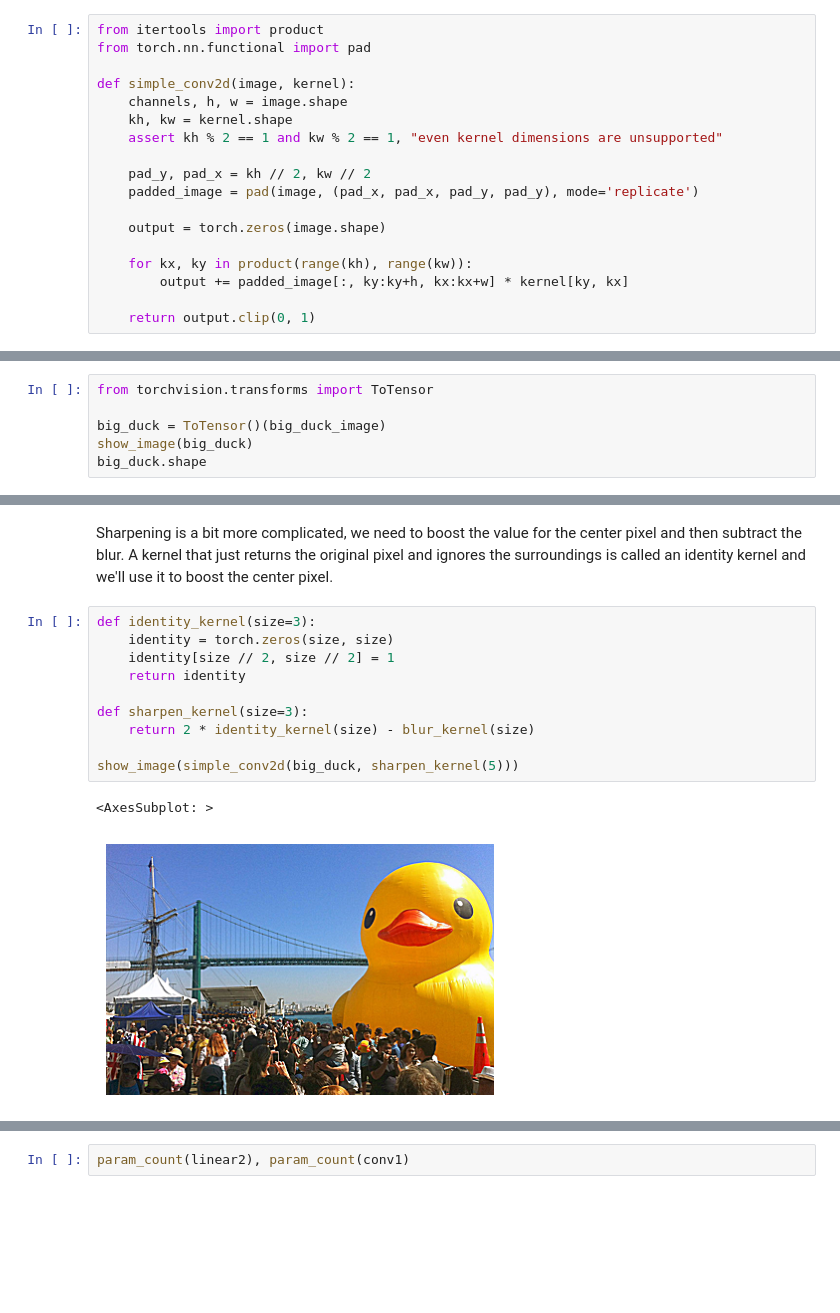
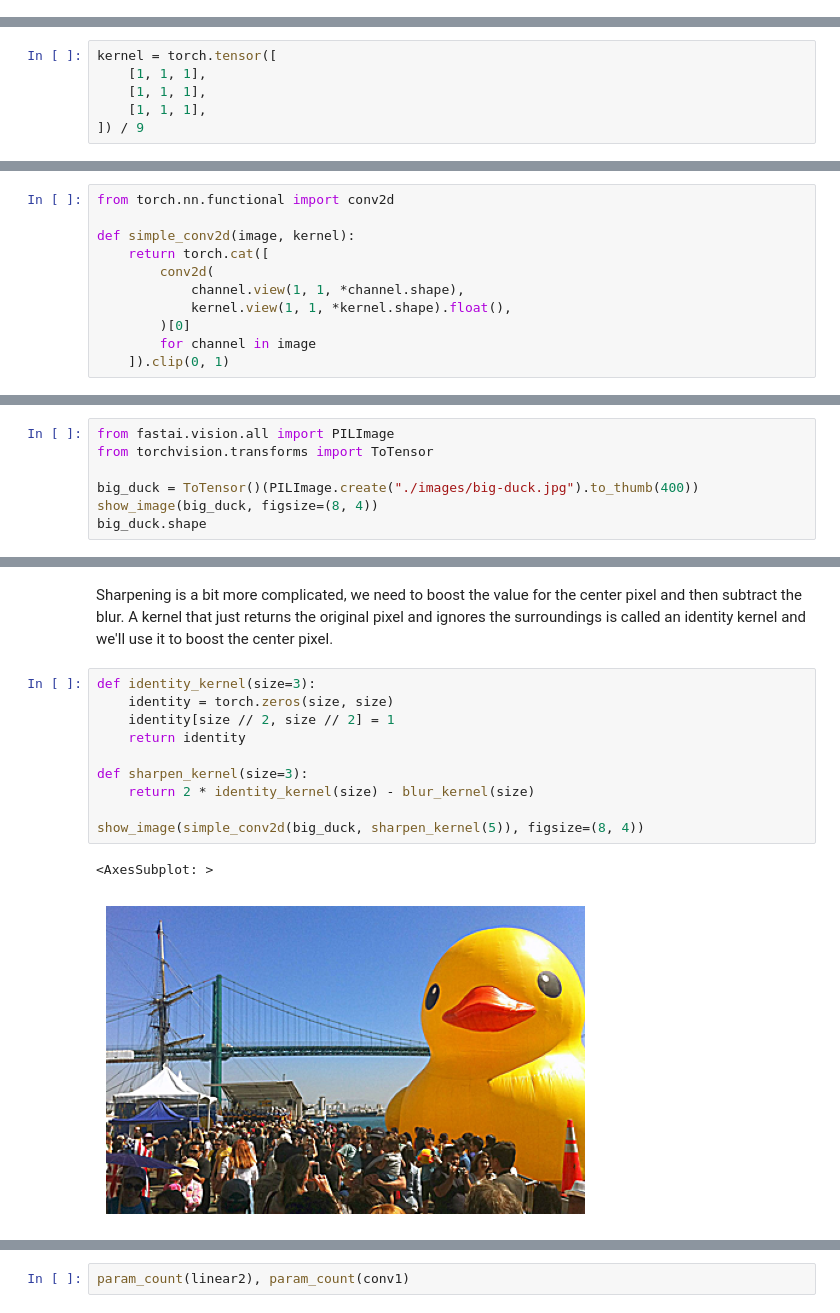
Before and after one commit to mskrajnowski/2023-machine-learning-talk, a Jupyter notebook: talks/02_vision.ipynb, the cells around one changed output, grey strips where cells are left out. Saved outputs shown, nothing was run; the diff lists cells and outputs as text; blank space fills up the shorter version.

Commit message:
wip: vision

```diff
--- a/talks/02_vision.ipynb
+++ b/talks/02_vision.ipynb
@@ -648,18 +649,0 @@ Luckily people have been processing images for decades and so we can draw inspir
-# %%
-from itertools import product
-from torch.nn.functional import pad
-
-def simple_conv2d(image, kernel):
-    channels, h, w = image.shape
-    kh, kw = kernel.shape
-    assert kh % 2 == 1 and kw % 2 == 1, "even kernel dimensions are unsupported"
-
-    pad_y, pad_x = kh // 2, kw // 2
-    padded_image = pad(image, (pad_x, pad_x, pad_y, pad_y), mode='replicate')
-
-    output = torch.zeros(image.shape)
-
-    for kx, ky in product(range(kh), range(kw)):
-        output += padded_image[:, ky:ky+h, kx:kx+w] * kernel[ky, kx]
-
-    return output.clip(0, 1)
@@ -665,0 +731,6 @@ def simple_conv2d(image, kernel):
+# %%
+kernel = torch.tensor([
+    [1, 1, 1],
+    [1, 1, 1],
+    [1, 1, 1],
+]) / 9
@@ -666 +745,12 @@ def simple_conv2d(image, kernel):
+# %%
+from torch.nn.functional import conv2d
+
+def simple_conv2d(image, kernel):
+    return torch.cat([
+        conv2d(
+            channel.view(1, 1, *channel.shape),
+            kernel.view(1, 1, *kernel.shape).float(),
+        )[0]
+        for channel in image
+    ]).clip(0, 1)
 # %% [markdown]
@@ -685,7 +762,8 @@ Links:
 # %%
+from fastai.vision.all import PILImage
 from torchvision.transforms import ToTensor
 
-big_duck = ToTensor()(big_duck_image)
-show_image(big_duck)
+big_duck = ToTensor()(PILImage.create("./images/big-duck.jpg").to_thumb(400))
+show_image(big_duck, figsize=(8, 4))
 big_duck.shape
 # %% [output]
@@ -714,13 +784,13 @@ Sharpening is a bit more complicated, we need to boost the value for the center
 # %%
 def identity_kernel(size=3):
     identity = torch.zeros(size, size)
     identity[size // 2, size // 2] = 1
     return identity
 
 def sharpen_kernel(size=3):
     return 2 * identity_kernel(size) - blur_kernel(size)
 
-show_image(simple_conv2d(big_duck, sharpen_kernel(5)))
+show_image(simple_conv2d(big_duck, sharpen_kernel(5)), figsize=(8, 4))
 # %% [output]
 <AxesSubplot: >
-[figure, old version]
+[figure, new version]
```
Also changed, not shown: parts of 16 cells of this notebook, 2 other files.
